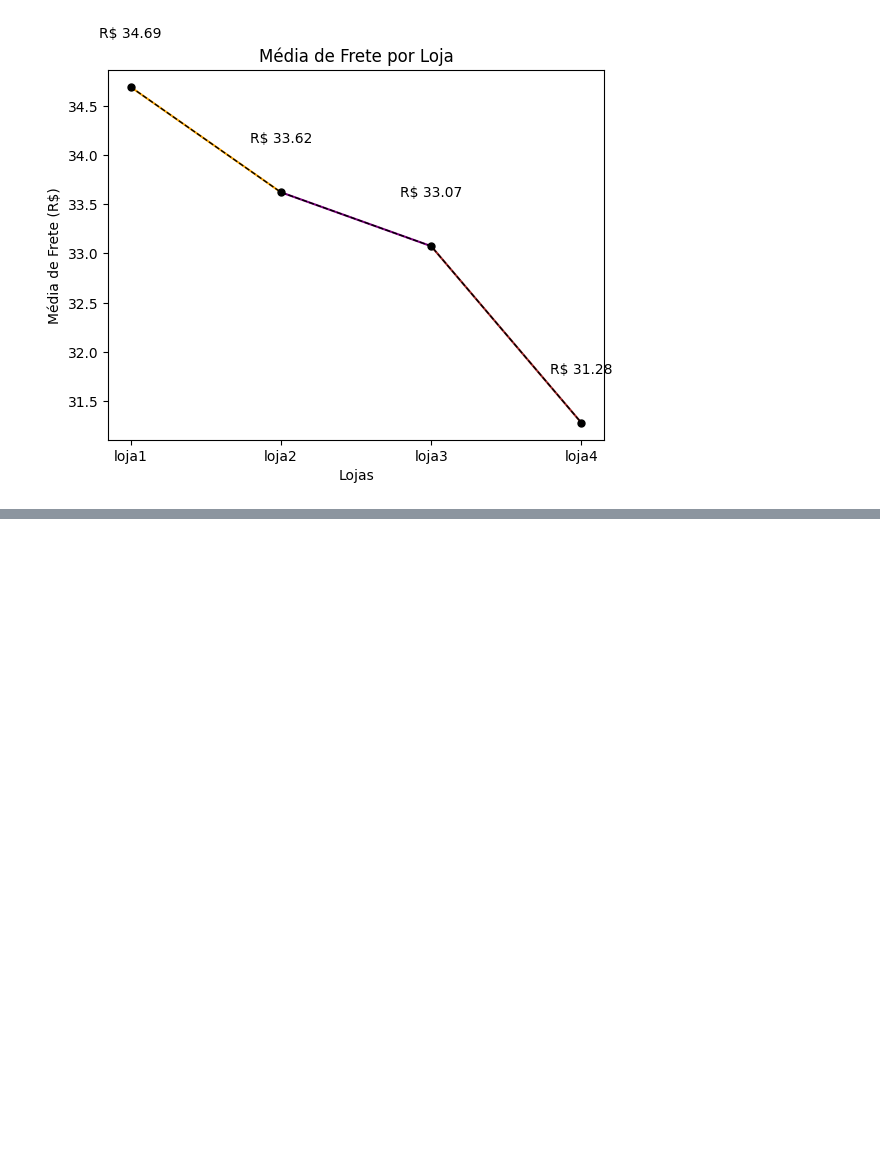
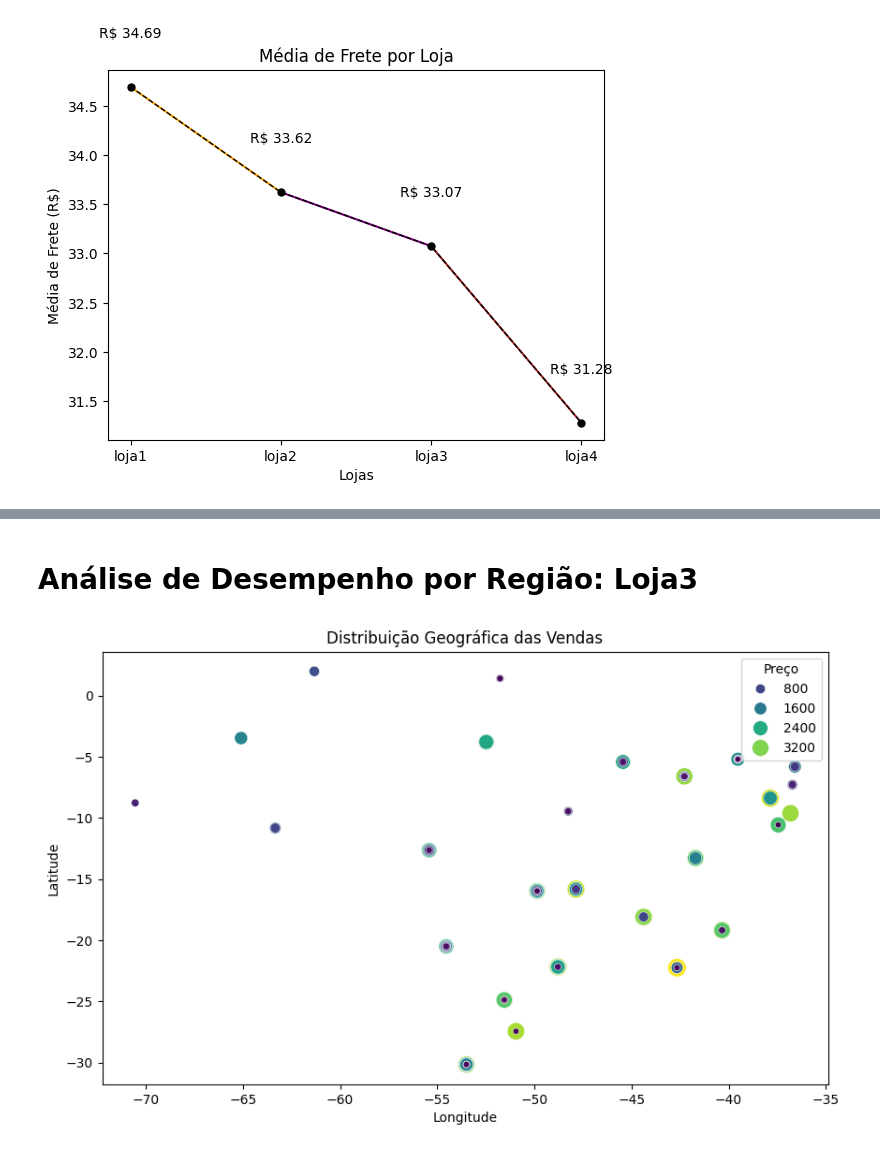
Before and after one commit to LipeSilva83/Alura_Store_BR, a Jupyter notebook: AluraStoreBr.ipynb, the cells around one changed output, grey strips where cells are left out. Saved outputs shown, nothing was run; the diff lists cells and outputs as text; code cells hidden in the pictures; blank space fills up the shorter version.

```diff
--- a/AluraStoreBr.ipynb
+++ b/AluraStoreBr.ipynb
@@ -309,0 +337,11 @@ plt.show()
+# %% [markdown]
+# **Análise de Desempenho por Região: Loja3**
+# %%
+plt.figure(figsize=(10, 6))
+sns.scatterplot(data=loja3, x='lon', y='lat', size='Preço', hue='Preço', palette='viridis', sizes=(20, 200))
+plt.title('Distribuição Geográfica das Vendas')
+plt.xlabel('Longitude')
+plt.ylabel('Latitude')
+plt.show()
+# %% [output]
+[figure, added]
```
Also changed, not shown: parts of 6 cells of this notebook, 2 other files.
